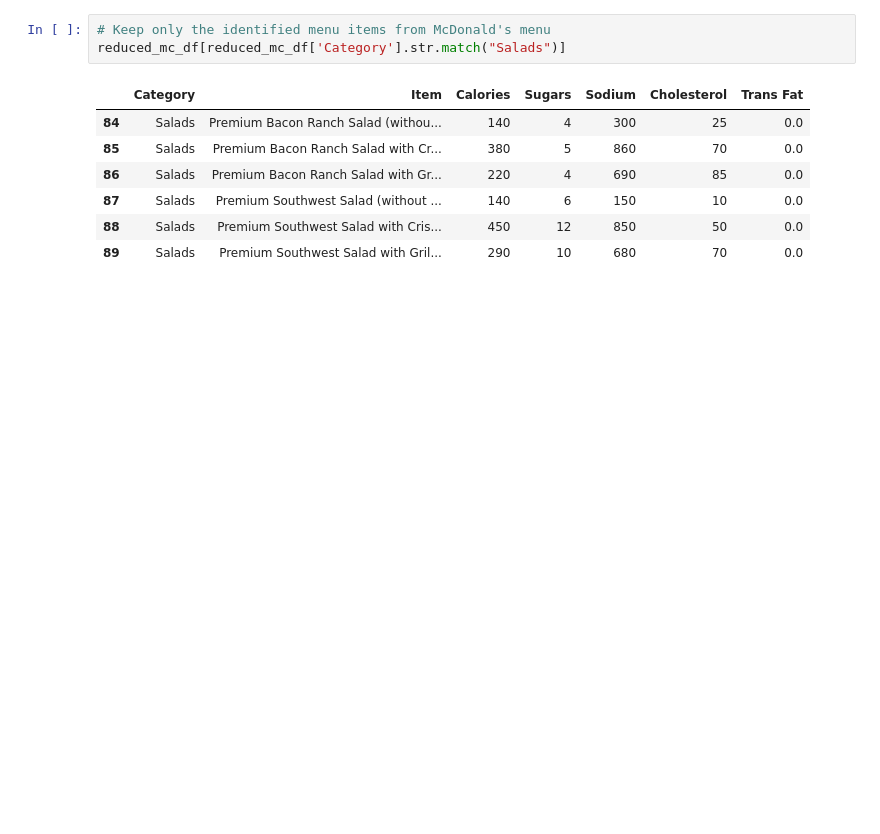
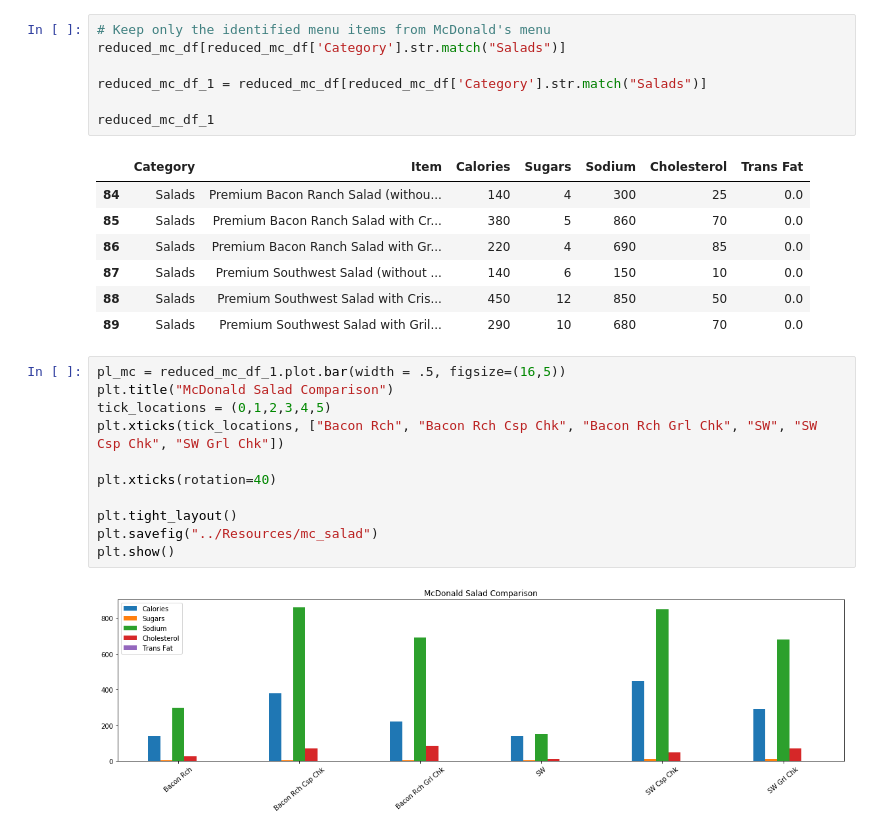
Before and after one commit to han0620-git/project_I, a Jupyter notebook: Brad/notebook3.ipynb, the cells around one changed output. Saved outputs shown, nothing was run; the diff lists cells and outputs as text; blank space fills up the shorter version.

```diff
--- a/Brad/notebook3.ipynb
+++ b/Brad/notebook3.ipynb
@@ -110,6 +110,10 @@ renamed_chick_df.head()
 # %%
 # Keep only the identified menu items from McDonald's menu
 reduced_mc_df[reduced_mc_df['Category'].str.match("Salads")]
+
+reduced_mc_df_1 = reduced_mc_df[reduced_mc_df['Category'].str.match("Salads")]
+
+reduced_mc_df_1
 # %% [output]
 |  | Category | Item | Calories | Sugars | Sodium | Cholesterol | Trans Fat |
 | 84 | Salads | Premium Bacon Ranch Salad (withou... | 140 | 4 | 300 | 25 | 0.0 |
@@ -118,6 +122,19 @@ reduced_mc_df[reduced_mc_df['Category'].str.match("Salads")]
 | 87 | Salads | Premium Southwest Salad (without ... | 140 | 6 | 150 | 10 | 0.0 |
 | 88 | Salads | Premium Southwest Salad with Cris... | 450 | 12 | 850 | 50 | 0.0 |
 | 89 | Salads | Premium Southwest Salad with Gril... | 290 | 10 | 680 | 70 | 0.0 |
+# %%
+pl_mc = reduced_mc_df_1.plot.bar(width = .5, figsize=(16,5))
+plt.title("McDonald Salad Comparison")
+tick_locations = (0,1,2,3,4,5)
+plt.xticks(tick_locations, ["Bacon Rch", "Bacon Rch Csp Chk", "Bacon Rch Grl Chk", "SW", "SW Csp Chk", "SW Grl Chk"])
+
+plt.xticks(rotation=40)
+
+plt.tight_layout()
+plt.savefig("../Resources/mc_salad")
+plt.show()
+# %% [output]
+[figure, added]
 # %%
 # Keep only the identified menu items from Chick fli a's menu
 renamed_chick_df[renamed_chick_df['Categories'].str.match("Salads")]
```
Also changed, not shown: parts of 7 cells of this notebook, 2 other files.
